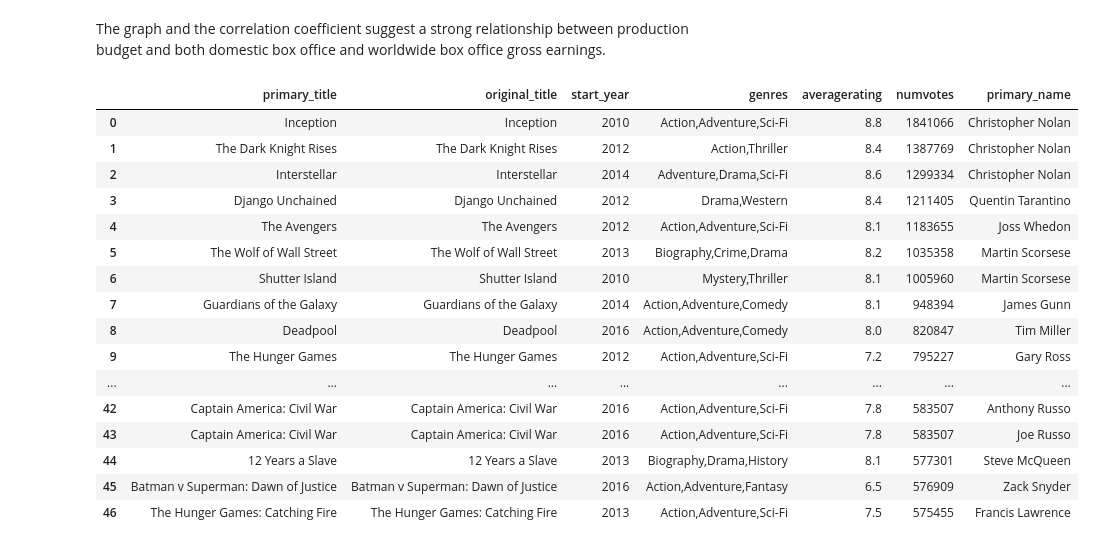
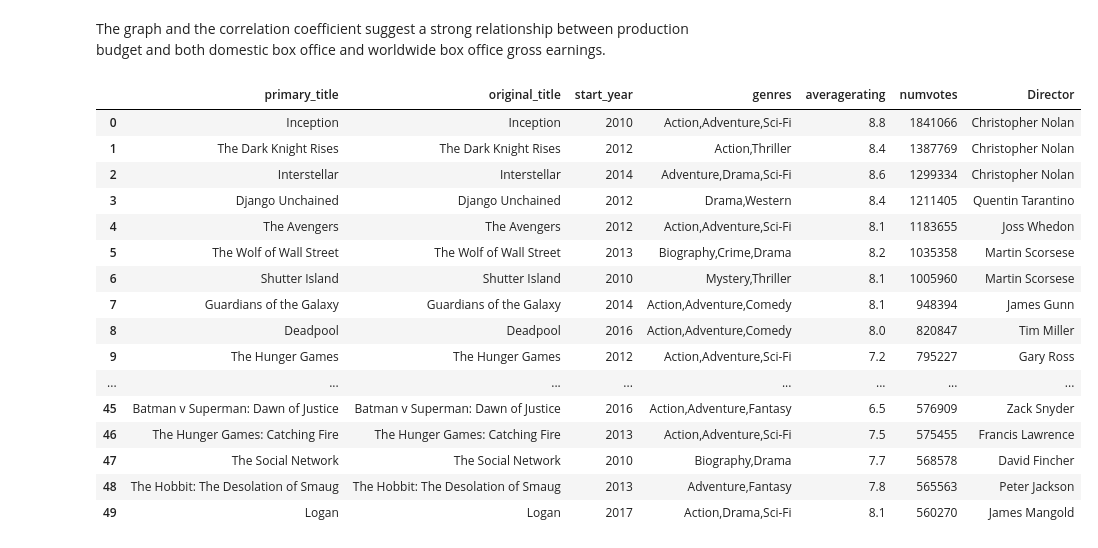
Before and after one commit to aharri123/dsc-phase-1-project-v2-4, a Jupyter notebook: student.ipynb, the cells around one changed output. Cells and saved outputs as stored; diff of their text form; code cells hidden in the pictures.

```diff
--- a/student.ipynb
+++ b/student.ipynb
@@ -150,24 +185,23 @@ The graph and the correlation coefficient suggest a strong relationship between
 # %%
 conn = sqlite3.connect("im.db")
 
 movies_df = pd.read_sql("""
         SELECT primary_title, original_title, start_year, genres, averagerating, numvotes,primary_name
         FROM movie_basics
         JOIN movie_ratings
         USING(movie_id)
         JOIN directors
         USING(movie_id)
         JOIN persons
         USING(person_id)
-        ORDER BY numvotes DESC
-        LIMIT 200;
+        ORDER BY numvotes DESC;
         """,conn
 )
 
-movies_df.drop_duplicates().reset_index(drop = True)
-#movies_df.rename(columns = {'primary_name':'Director'}, inplace = True)
+movies_df.rename(columns = {'primary_name':'Director'}, inplace = True)
+movies_df.drop_duplicates().reset_index(drop = True).head(50)
 # %% [output]
-|  | primary_title | original_title | start_year | genres | averagerating | numvotes | primary_name |
+|  | primary_title | original_title | start_year | genres | averagerating | numvotes | Director |
 | 0 | Inception | Inception | 2010 | Action,Adventure,Sci-Fi | 8.8 | 1841066 | Christopher Nolan |
 | 1 | The Dark Knight Rises | The Dark Knight Rises | 2012 | Action,Thriller | 8.4 | 1387769 | Christopher Nolan |
 | 2 | Interstellar | Interstellar | 2014 | Adventure,Drama,Sci-Fi | 8.6 | 1299334 | Christopher Nolan |
@@ -179,8 +213,8 @@ movies_df.drop_duplicates().reset_index(drop = True)
 | 8 | Deadpool | Deadpool | 2016 | Action,Adventure,Comedy | 8.0 | 820847 | Tim Miller |
 | 9 | The Hunger Games | The Hunger Games | 2012 | Action,Adventure,Sci-Fi | 7.2 | 795227 | Gary Ross |
 | ... | ... | ... | ... | ... | ... | ... | ... |
-| 42 | Captain America: Civil War | Captain America: Civil War | 2016 | Action,Adventure,Sci-Fi | 7.8 | 583507 | Anthony Russo |
-| 43 | Captain America: Civil War | Captain America: Civil War | 2016 | Action,Adventure,Sci-Fi | 7.8 | 583507 | Joe Russo |
-| 44 | 12 Years a Slave | 12 Years a Slave | 2013 | Biography,Drama,History | 8.1 | 577301 | Steve McQueen |
 | 45 | Batman v Superman: Dawn of Justice | Batman v Superman: Dawn of Justice | 2016 | Action,Adventure,Fantasy | 6.5 | 576909 | Zack Snyder |
 | 46 | The Hunger Games: Catching Fire | The Hunger Games: Catching Fire | 2013 | Action,Adventure,Sci-Fi | 7.5 | 575455 | Francis Lawrence |
+| 47 | The Social Network | The Social Network | 2010 | Biography,Drama | 7.7 | 568578 | David Fincher |
+| 48 | The Hobbit: The Desolation of Smaug | The Hobbit: The Desolation of Smaug | 2013 | Adventure,Fantasy | 7.8 | 565563 | Peter Jackson |
+| 49 | Logan | Logan | 2017 | Action,Drama,Sci-Fi | 8.1 | 560270 | James Mangold |
```
Also changed, not shown: parts of 8 cells of this notebook, 1 other file.
